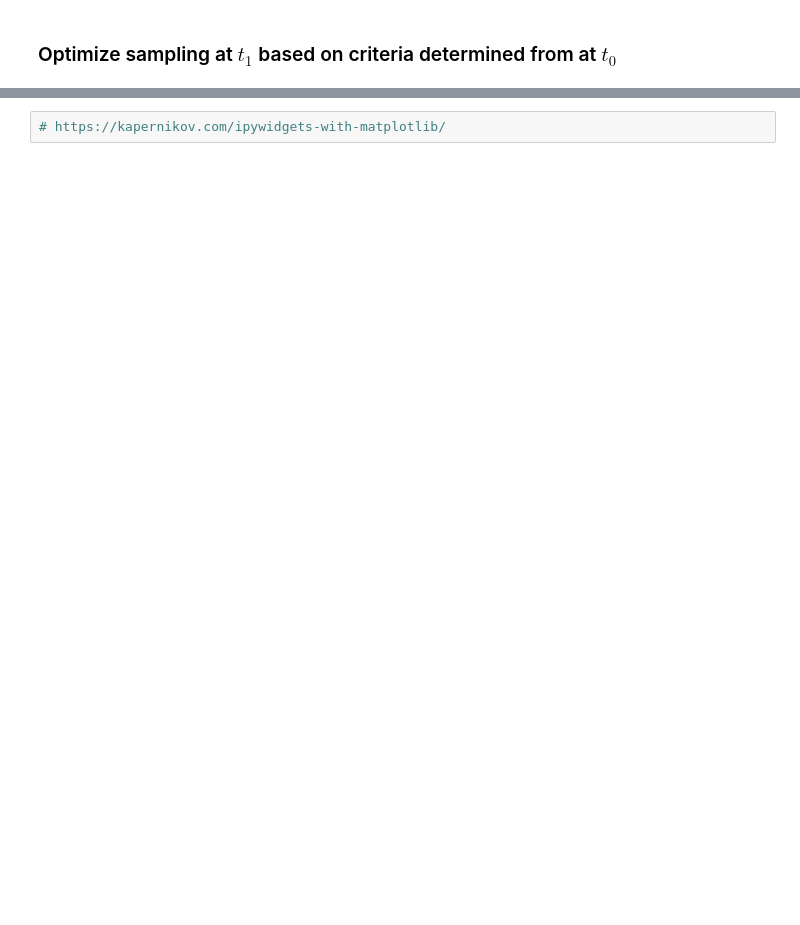
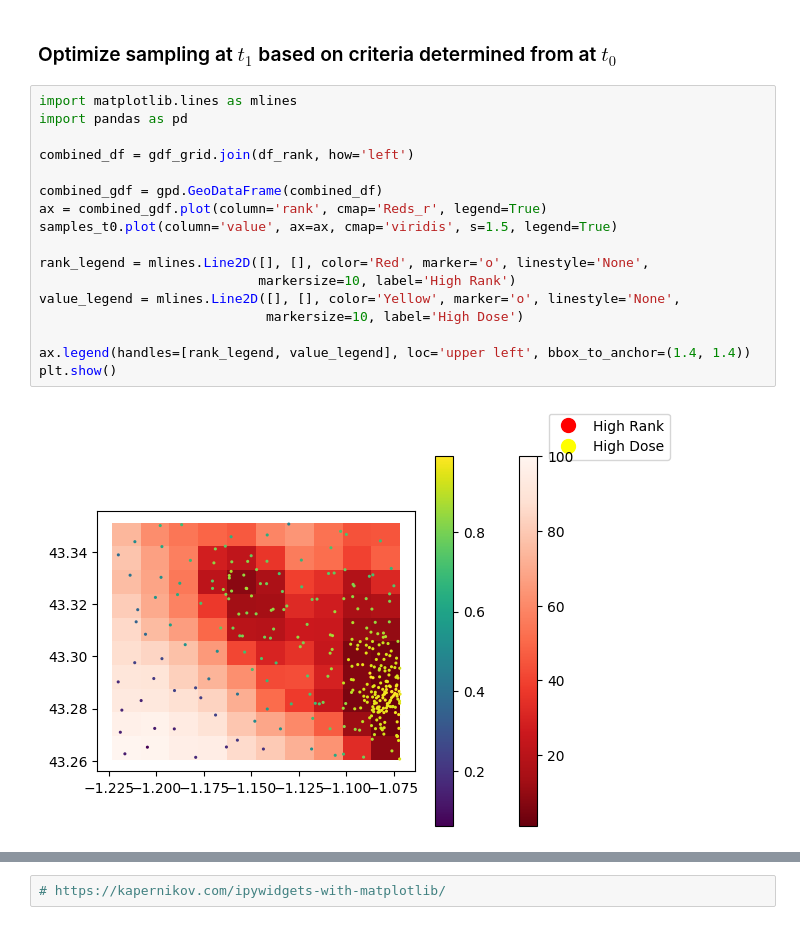
Before and after one commit to franckalbinet/trufl, a Jupyter notebook: nbs/index.ipynb, the cells around one changed output, grey strips where cells are left out. Saved outputs shown, nothing was run; the diff lists cells and outputs as text; blank space fills up the shorter version.

```diff
--- a/nbs/index.ipynb
+++ b/nbs/index.ipynb
@@ -294,2 +294,21 @@ df.head()
 # %% [markdown]
 ### Optimize sampling at $t_1$ based on criteria determined from at $t_0$
+# %%
+import matplotlib.lines as mlines
+import pandas as pd
+
+combined_df = gdf_grid.join(df_rank, how='left')
+
+combined_gdf = gpd.GeoDataFrame(combined_df)
+ax = combined_gdf.plot(column='rank', cmap='Reds_r', legend=True)
+samples_t0.plot(column='value', ax=ax, cmap='viridis', s=1.5, legend=True)
+
+rank_legend = mlines.Line2D([], [], color='Red', marker='o', linestyle='None',
+                            markersize=10, label='High Rank')
+value_legend = mlines.Line2D([], [], color='Yellow', marker='o', linestyle='None',
+                             markersize=10, label='High Dose')
+
+ax.legend(handles=[rank_legend, value_legend], loc='upper left', bbox_to_anchor=(1.4, 1.4))
+plt.show()
+# %% [output]
+[figure, added]
```
Also changed, not shown: parts of 6 cells of this notebook.
